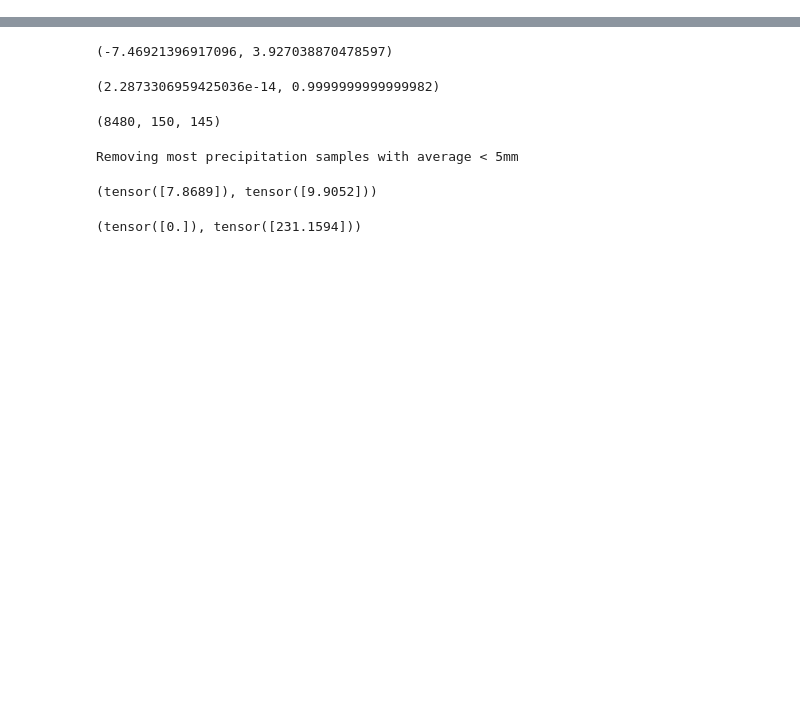
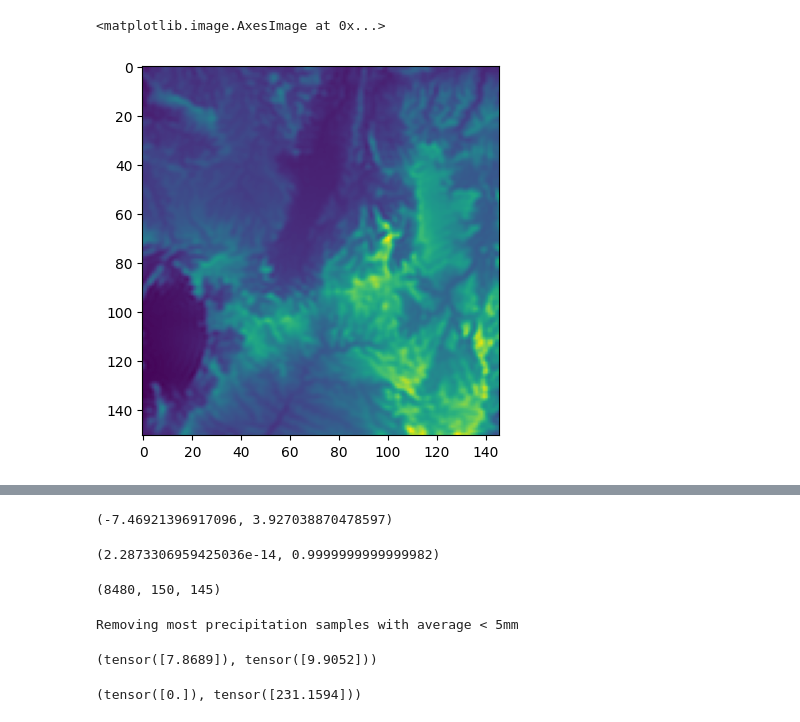
Before and after one commit to Green-AI-Lab-GAIA/climate-clustering, a Jupyter notebook: notebooks/mato_grosso.ipynb, the cells around one changed output, grey strips where cells are left out. Drawn from its saved outputs; the diff is of its cells as text; code cells hidden in the pictures; blank space fills up the shorter version.

```diff
--- a/notebooks/mato_grosso.ipynb
+++ b/notebooks/mato_grosso.ipynb
@@ -34,0 +43,41 @@ plt.show()
+# %%
+import torch
+
+area=[5.3, -73.9, -33.9, -34.9]
+var='geo'
+file_path = f"data/raw/{var}.area-subset.{area[0]}.{area[3]}.{area[2]}.{area[1]}.nc"
+cur_var = xr.open_dataset(file_path, engine="netcdf4")
+var_name = next(iter(cur_var.variables))
+
+lat_lim= [-22.0, -7.0]
+lon_lim=[-57.5, -43.0]
+
+
+lat = cur_var.latitude
+lon = cur_var.longitude
+
+# --- Fix longitude range if dataset is 0–360 ---
+if lon.min() >= 0:  # means it's [0, 360]
+    lon_lim = [(x + 360) if x < 0 else x for x in lon_lim]
+
+# --- Select latitude safely ---
+if lat[0] > lat[-1]:  # descending
+    lat_slice = slice(lat_lim[1], lat_lim[0])
+else:
+    lat_slice = slice(lat_lim[0], lat_lim[1])
+
+# --- Select longitude safely ---
+if lon[0] > lon[-1]:  # descending
+    lon_slice = slice(lon_lim[1], lon_lim[0])
+else:
+    lon_slice = slice(lon_lim[0], lon_lim[1])
+
+# --- Apply selection ---
+cur_var = cur_var.sel(latitude=lat_slice, longitude=lon_slice)
+
+cur_var =torch.from_numpy(cur_var[var_name][0].values)
+# %%
+plt.imshow(cur_var)
+# %% [output]
+<matplotlib.image.AxesImage at 0x...>
+[figure, added]
```
Also changed, not shown: parts of 6 cells of this notebook.
